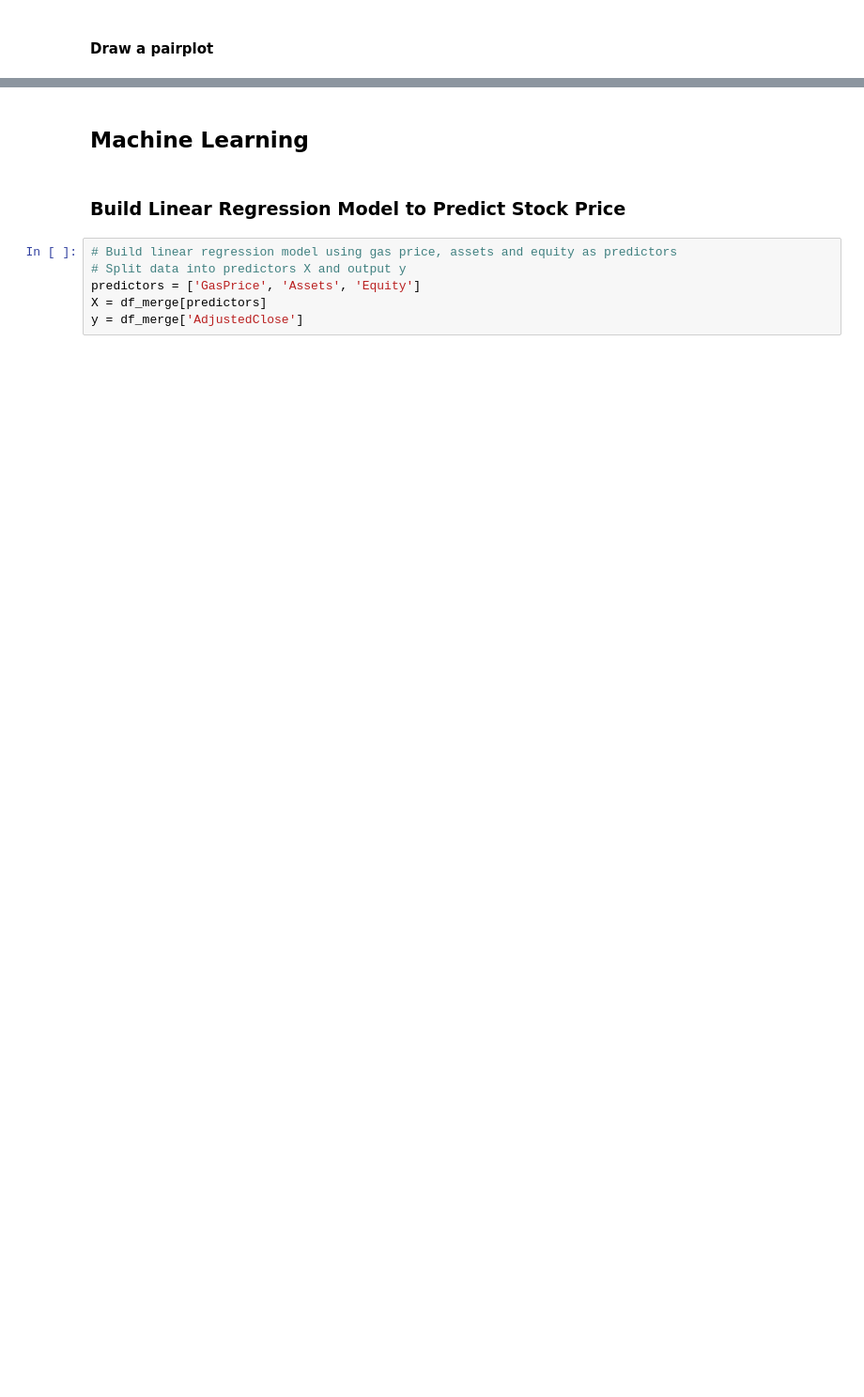
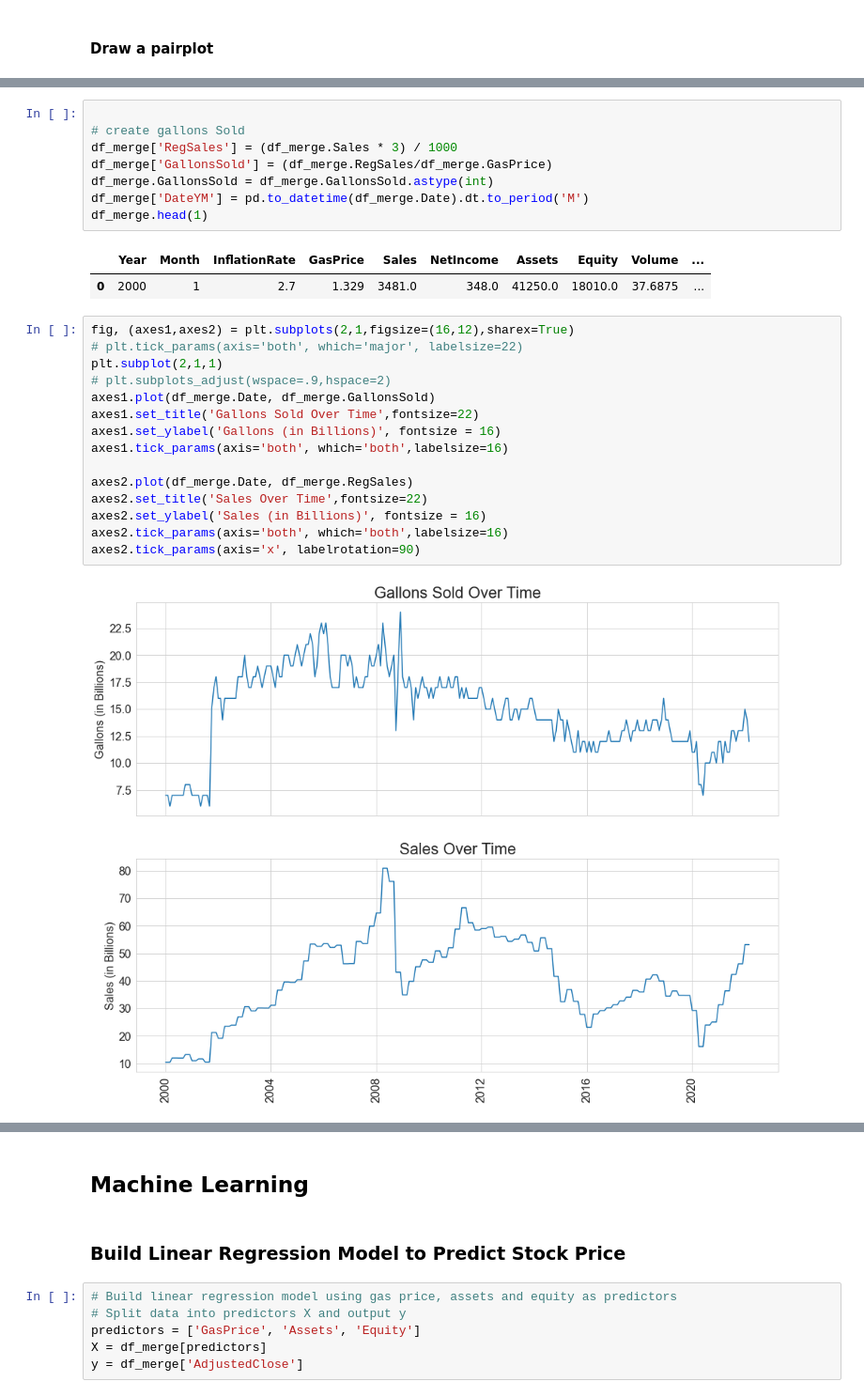
Before and after one commit to StockJanitor/Project43_DataTextMining, a Jupyter notebook: textMiningEV.ipynb, the cells around one changed output, grey strips where cells are left out. Shown at 94% size. Cells and saved outputs as stored; diff of their text form; blank space fills up the shorter version.

```diff
--- a/textMiningEV.ipynb
+++ b/textMiningEV.ipynb
@@ -949,0 +1389,28 @@ plt.title('Heatmap - Correlation', fontsize=30)
+# %%
+
+# create gallons Sold
+df_merge['RegSales'] = (df_merge.Sales * 3) / 1000
+df_merge['GallonsSold'] = (df_merge.RegSales/df_merge.GasPrice)
+df_merge.GallonsSold = df_merge.GallonsSold.astype(int)
+df_merge['DateYM'] = pd.to_datetime(df_merge.Date).dt.to_period('M')
+df_merge.head(1)
+# %% [output]
+|  | Year | Month | InflationRate | GasPrice | Sales | NetIncome | Assets | Equity | Volume | ... |
+| 0 | 2000 | 1 | 2.7 | 1.329 | 3481.0 | 348.0 | 41250.0 | 18010.0 | 37.6875 | ... |
+# %%
+fig, (axes1,axes2) = plt.subplots(2,1,figsize=(16,12),sharex=True)
+# plt.tick_params(axis='both', which='major', labelsize=22)
+plt.subplot(2,1,1)
+# plt.subplots_adjust(wspace=.9,hspace=2)
+axes1.plot(df_merge.Date, df_merge.GallonsSold)
+axes1.set_title('Gallons Sold Over Time',fontsize=22)
+axes1.set_ylabel('Gallons (in Billions)', fontsize = 16)
+axes1.tick_params(axis='both', which='both',labelsize=16)
+
+axes2.plot(df_merge.Date, df_merge.RegSales)
+axes2.set_title('Sales Over Time',fontsize=22)
+axes2.set_ylabel('Sales (in Billions)', fontsize = 16)
+axes2.tick_params(axis='both', which='both',labelsize=16)
+axes2.tick_params(axis='x', labelrotation=90)
+# %% [output]
+[figure, added]
```
Also changed, not shown: parts of 94 cells of this notebook, 8 other files.
